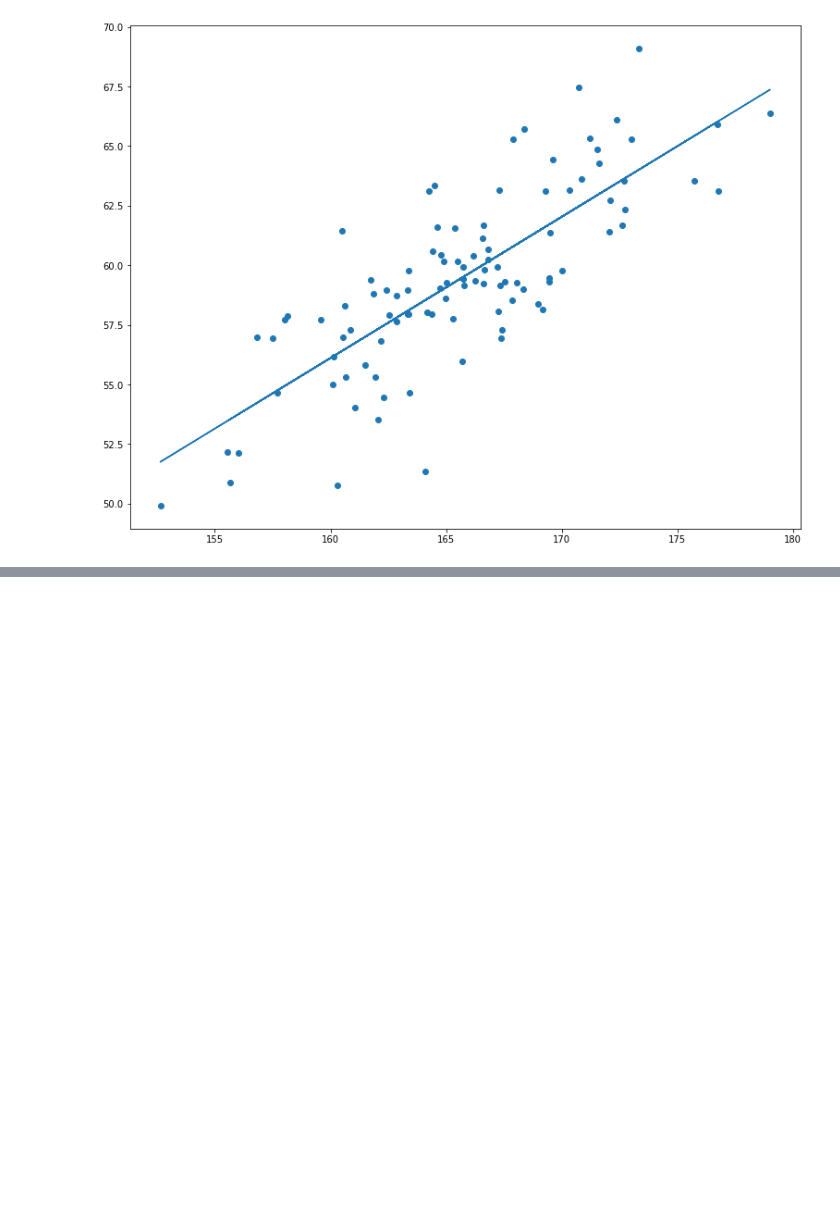
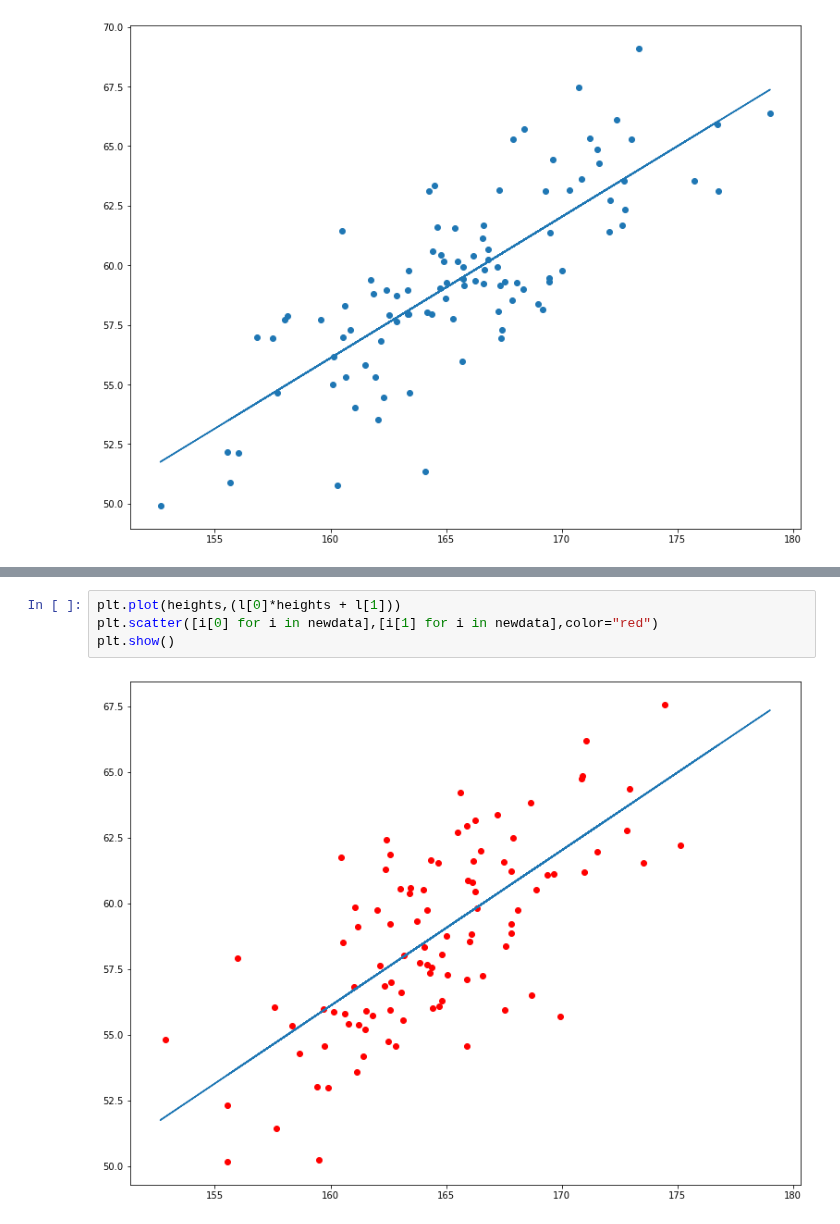
Before and after one commit to rohankalbag/EE325-Assignments, a Jupyter notebook: Q3.ipynb, the cells around one changed output, grey strips where cells are left out. Cells and saved outputs as stored; diff of their text form; blank space fills up the shorter version.

Commit message:
Added the second data graph

```diff
--- a/Q3.ipynb
+++ b/Q3.ipynb
@@ -52,3 +55,9 @@ print("Standard Deviation of the Error: ", np.std(error))
 Average Error:  -0.10442389739520955
 Standard Deviation of the Error:  2.490556466978743
 [figure]
+# %%
+plt.plot(heights,(l[0]*heights + l[1]))
+plt.scatter([i[0] for i in newdata],[i[1] for i in newdata],color="red")
+plt.show()
+# %% [output]
+[figure, added]
```
Also changed, not shown: parts of 2 cells of this notebook.
